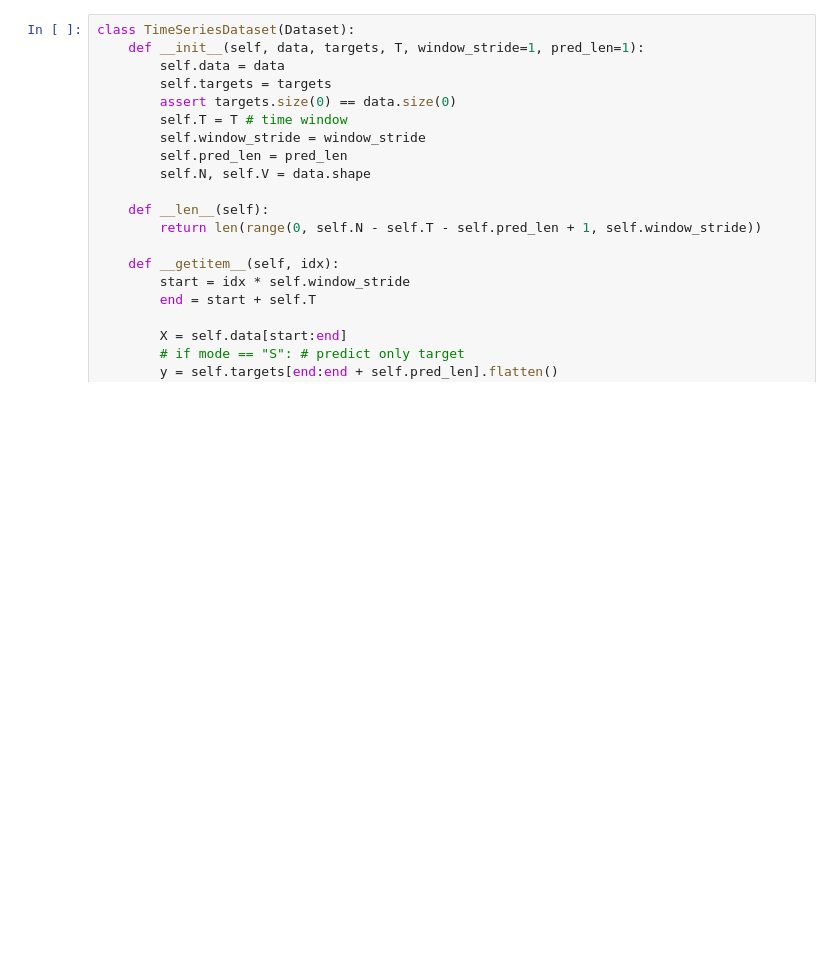
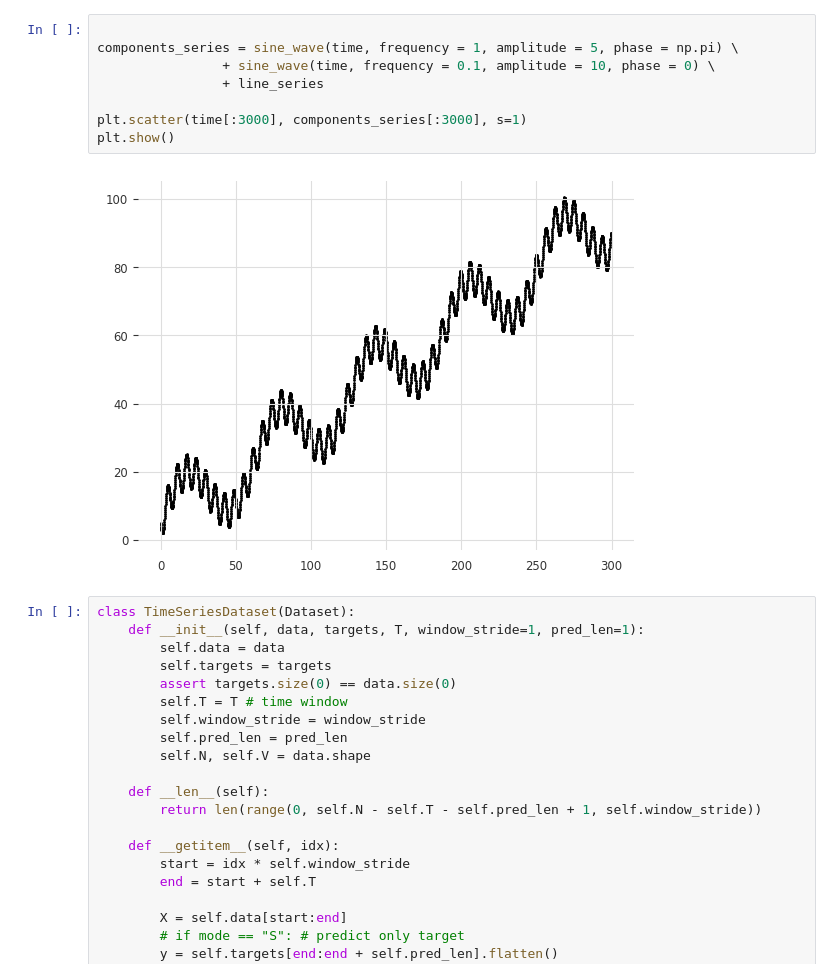
Before and after one commit to KevinArmbruster/optimal-summaries-public, a Jupyter notebook: vasopressor/explore_debugging.ipynb, the cells around one changed output. Drawn from its saved outputs; the diff is of its cells as text; blank space fills up the shorter version.

```diff
--- a/vasopressor/explore_debugging.ipynb
+++ b/vasopressor/explore_debugging.ipynb
@@ -61,3 +67,13 @@ plt.show()
+# %%
+
+components_series = sine_wave(time, frequency = 1, amplitude = 5, phase = np.pi) \
+                + sine_wave(time, frequency = 0.1, amplitude = 10, phase = 0) \
+                + line_series
+
+plt.scatter(time[:3000], components_series[:3000], s=1)
+plt.show()
+# %% [output]
+[figure, added]
 # %%
 class TimeSeriesDataset(Dataset):
     def __init__(self, data, targets, T, window_stride=1, pred_len=1):
```
Also changed, not shown: parts of 11 cells of this notebook, 11 other files.
